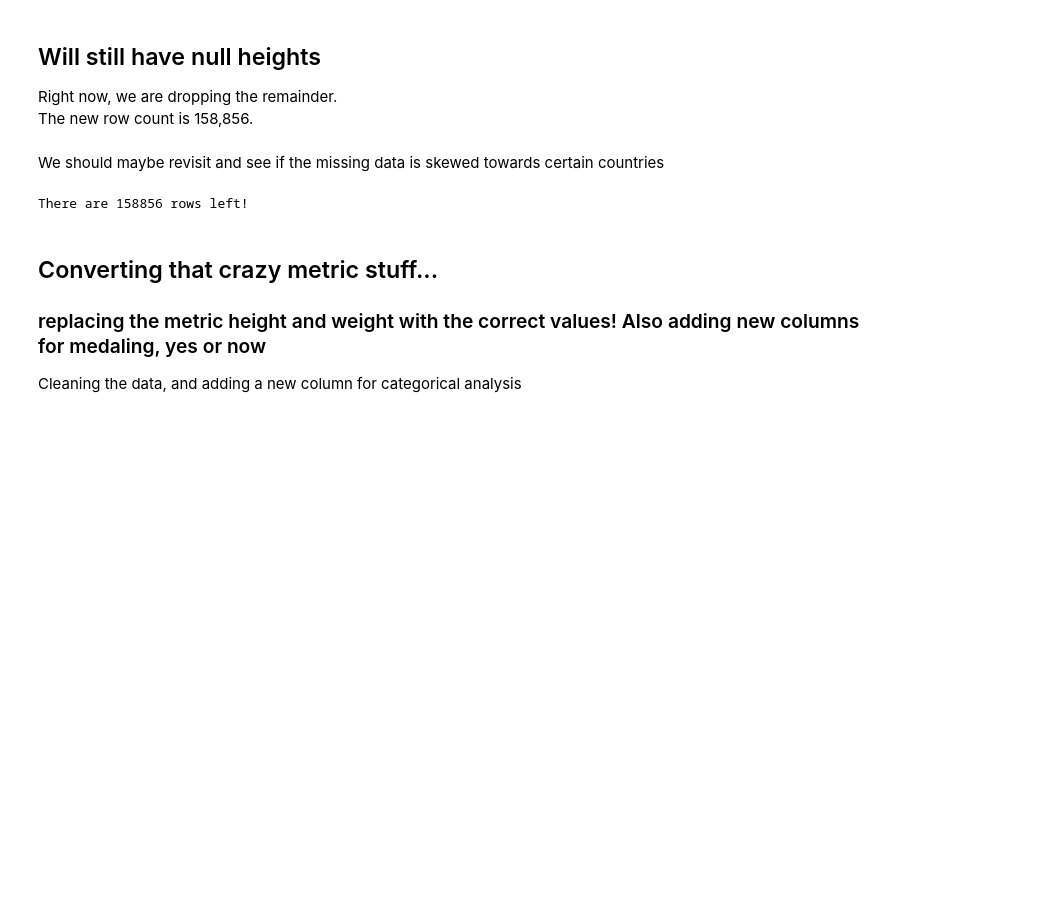
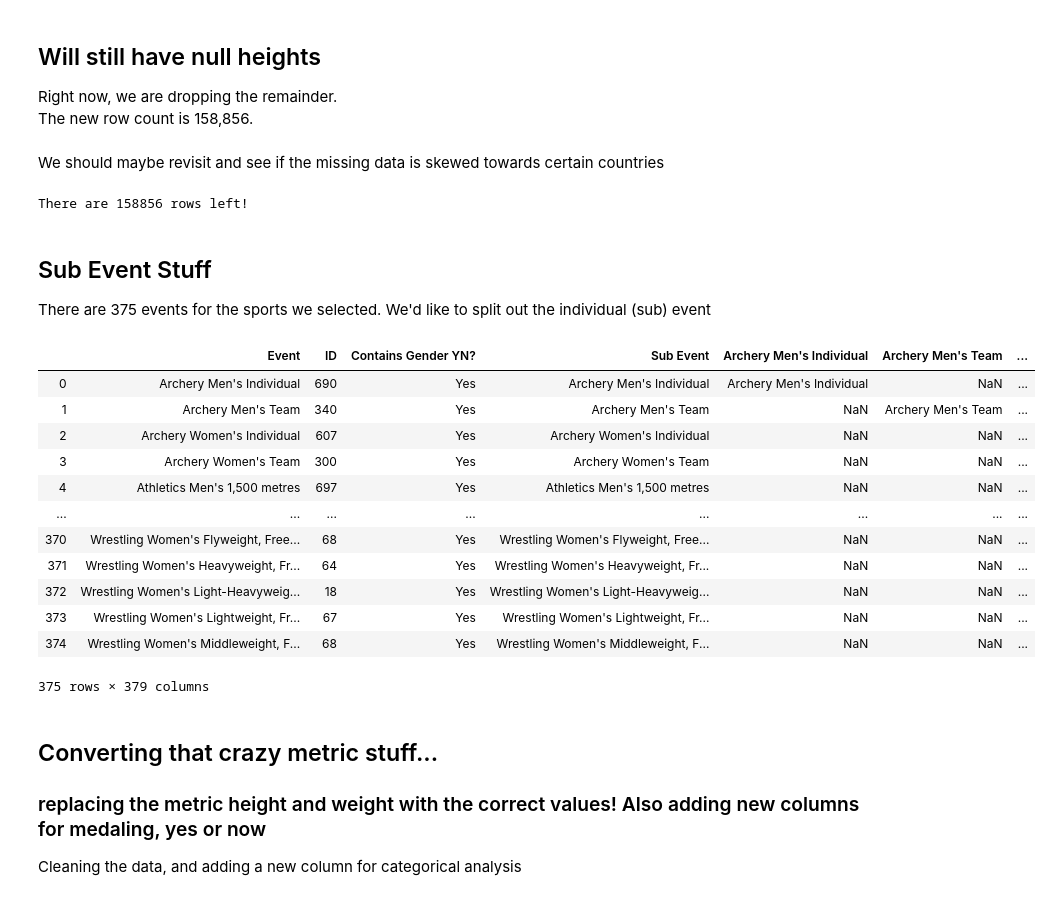
Before and after one commit to dowripple/ProjectOneRepo_JeremyKasieMichael, a Jupyter notebook: notebooks/olympicHeights.ipynb, the cells around one changed output. Drawn from its saved outputs; the diff is of its cells as text; code cells hidden in the pictures; blank space fills up the shorter version.

Commit message:
Tried to get started on the sub-event...

```diff
--- a/notebooks/olympicHeights.ipynb
+++ b/notebooks/olympicHeights.ipynb
@@ -180,6 +183,61 @@ summerClean_df.head()
 print(f'There are {summerClean_count} rows left!')
 # %% [output]
 There are 158856 rows left!
+# %% [markdown]
+## Sub Event Stuff
+There are 375 events for the sports we selected.  We'd like to split out the individual (sub) event
+# %%
+# look at all unique events
+event_df = pd.DataFrame(summerClean_df.groupby('Event')['ID'].count().reset_index())
+
+# new field to store whether or not event contains gender, initialize/default to "no"
+event_df["Contains Gender YN?"] = 'No'
+
+# see how many of them contain the text "men's" or "women's"
+event_df.loc[event_df.Event.str.contains("Men's"), 'Contains Gender YN?']='Yes'
+event_df.loc[event_df.Event.str.contains("Women's"), 'Contains Gender YN?']='Yes'
+
+# check it out
+event_df.head()
+
+# new column for sub event, initialize for samve value (for the 25 that are weird)
+event_df['Sub Event'] = event_df['Event']
+
+# iterate through df, modifying the events
+for index, row in event_df.iterrows():
+
+    # replace 1st instance of sport
+    sub_event = row['Sub Event']
+
+    # replace women's
+    if sub_event.find("Women's") > 0:
+        sub_event = sub_event[len(sub_event)-sub_event.find("Women's"):]
+
+    # change the value
+    event_df.set_value(index, row['Sub Event'], sub_event)
+
+#     print(sub_event)
+
+
+
+#     event_df.set_value(index, row['Sub Event'])
+#     event_df['Sub Event'] = event_df['Sub Event'].apply(lambda x: x.replace(''))
+
+event_df
+# %% [output]
+|  | Event | ID | Contains Gender YN? | Sub Event | Archery Men's Individual | Archery Men's Team | ... |
+| 0 | Archery Men's Individual | 690 | Yes | Archery Men's Individual | Archery Men's Individual | NaN | ... |
+| 1 | Archery Men's Team | 340 | Yes | Archery Men's Team | NaN | Archery Men's Team | ... |
+| 2 | Archery Women's Individual | 607 | Yes | Archery Women's Individual | NaN | NaN | ... |
+| 3 | Archery Women's Team | 300 | Yes | Archery Women's Team | NaN | NaN | ... |
+| 4 | Athletics Men's 1,500 metres | 697 | Yes | Athletics Men's 1,500 metres | NaN | NaN | ... |
+| ... | ... | ... | ... | ... | ... | ... | ... |
+| 370 | Wrestling Women's Flyweight, Free... | 68 | Yes | Wrestling Women's Flyweight, Free... | NaN | NaN | ... |
+| 371 | Wrestling Women's Heavyweight, Fr... | 64 | Yes | Wrestling Women's Heavyweight, Fr... | NaN | NaN | ... |
+| 372 | Wrestling Women's Light-Heavyweig... | 18 | Yes | Wrestling Women's Light-Heavyweig... | NaN | NaN | ... |
+| 373 | Wrestling Women's Lightweight, Fr... | 67 | Yes | Wrestling Women's Lightweight, Fr... | NaN | NaN | ... |
+| 374 | Wrestling Women's Middleweight, F... | 68 | Yes | Wrestling Women's Middleweight, F... | NaN | NaN | ... |
+375 rows × 379 columns
 # %% [markdown]
 ## Converting that crazy metric stuff...
 ### replacing the metric height and weight with the correct values!  Also adding new columns for medaling, yes or now
```
Also changed, not shown: parts of 2 cells of this notebook.
